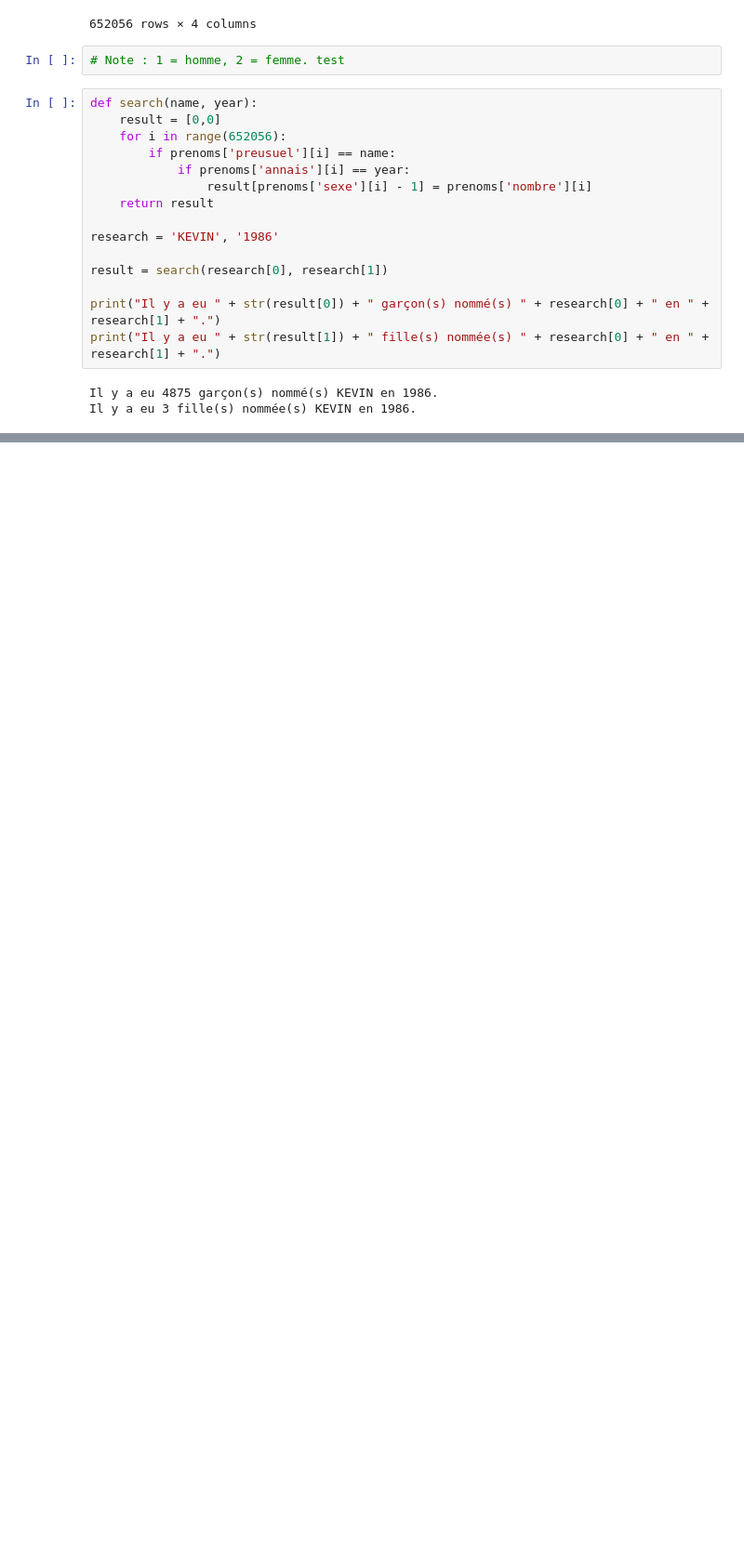
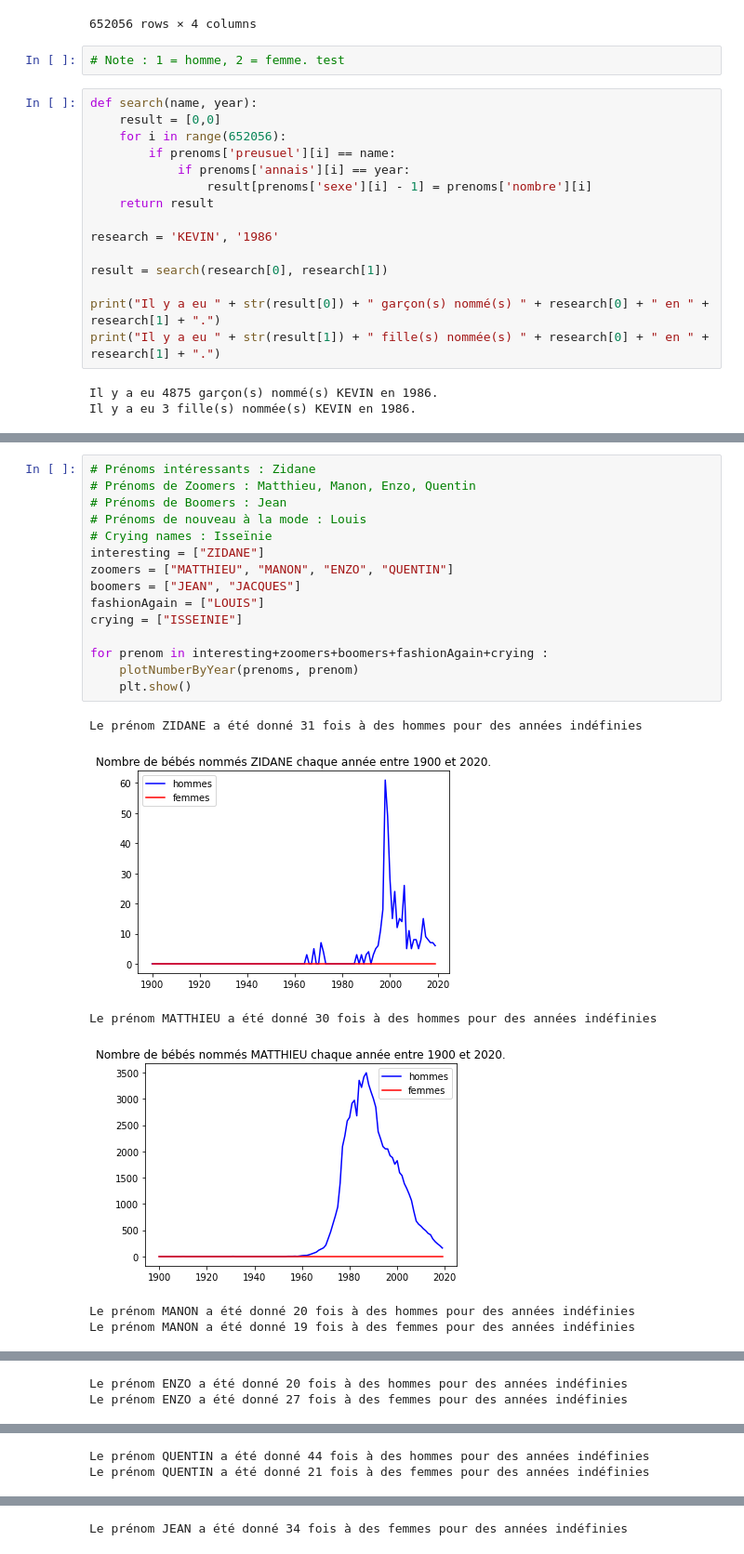
Before and after one commit to MatthieuRodet/ProjetStatistique, a Jupyter notebook: Projet.ipynb, the cells around one changed output, grey strips where cells are left out. Shown at 93% size. Saved outputs shown, nothing was run; the diff lists cells and outputs as text; blank space fills up the shorter version.

Commit message:
Checking some names

```diff
--- a/Projet.ipynb
+++ b/Projet.ipynb
@@ -93,0 +105,22 @@ insert(self, index, object, /)
+# %%
+# Prénoms intéressants : Zidane
+# Prénoms de Zoomers : Matthieu, Manon, Enzo, Quentin
+# Prénoms de Boomers : Jean
+# Prénoms de nouveau à la mode : Louis
+# Crying names : Isseïnie
+interesting = ["ZIDANE"]
+zoomers = ["MATTHIEU", "MANON", "ENZO", "QUENTIN"]
+boomers = ["JEAN", "JACQUES"]
+fashionAgain = ["LOUIS"]
+crying = ["ISSEINIE"]
+
+for prenom in interesting+zoomers+boomers+fashionAgain+crying :
+    plotNumberByYear(prenoms, prenom)
+    plt.show()
+# %% [output]
+Le prénom ZIDANE a été donné 31 fois à des hommes pour des années indéfinies
+[figure, added]
+Le prénom MATTHIEU a été donné 30 fois à des hommes pour des années indéfinies
+[figure, added]
+Le prénom MANON a été donné 20 fois à des hommes pour des années indéfinies
+Le prénom MANON a été donné 19 fois à des femmes pour des années indéfinies
@@ -93,0 +128,2 @@ insert(self, index, object, /)
+Le prénom ENZO a été donné 20 fois à des hommes pour des années indéfinies
+Le prénom ENZO a été donné 27 fois à des femmes pour des années indéfinies
@@ -93,0 +131,2 @@ insert(self, index, object, /)
+Le prénom QUENTIN a été donné 44 fois à des hommes pour des années indéfinies
+Le prénom QUENTIN a été donné 21 fois à des femmes pour des années indéfinies
@@ -93,0 +134 @@ insert(self, index, object, /)
+Le prénom JEAN a été donné 34 fois à des femmes pour des années indéfinies
```
Also changed, not shown: parts of 4 cells of this notebook.
